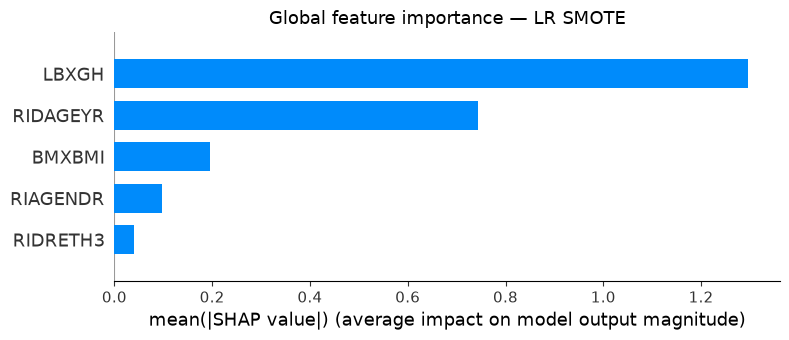
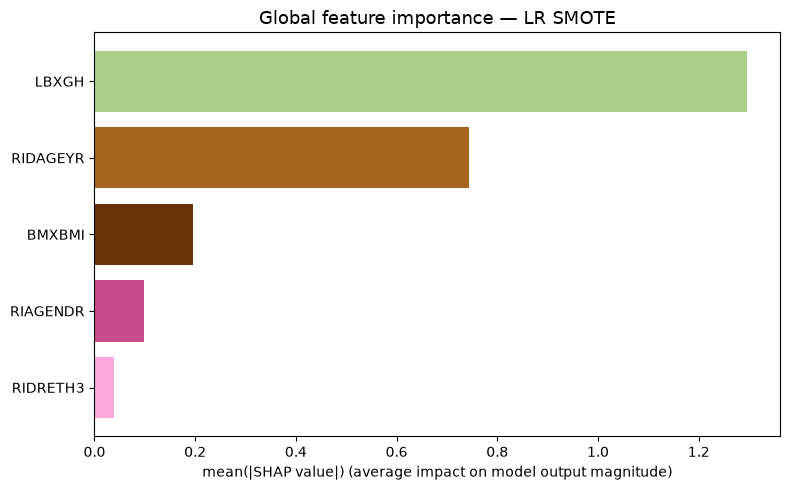
Code edit (unified diff) that turned the first committed figure into the second:
--- before
+++ after
@@ -6,7 +6,12 @@
 
 # Global bar chart
+mean_abs_shap = np.abs(shap_values_smote).mean(axis=0)
+order = np.argsort(mean_abs_shap)
+sorted_names = [feature_names[i] for i in order]
+sorted_vals = mean_abs_shap[order]
+
 fig, ax = plt.subplots(figsize=(8, 5))
-shap.summary_plot(shap_values_smote, X_test, feature_names=feature_names,
-                  plot_type='bar', show=False)
+ax.barh(sorted_names, sorted_vals, color=PALETTE[:5])
+ax.set_xlabel('mean(|SHAP value|) (average impact on model output magnitude)')
 plt.title('Global feature importance — LR SMOTE', fontsize=13)
 plt.tight_layout()
@@ -16,5 +21,5 @@
 # Beeswarm
 fig, ax = plt.subplots(figsize=(8, 5))
-shap.summary_plot(shap_values_smote, X_test, feature_names=feature_names, show=False)
+shap.summary_plot(shap_values_smote, X_test, feature_names=feature_names, show=False, cmap=PALETTE_CMAP)
 plt.title('SHAP summary — LR SMOTE', fontsize=13)
 plt.tight_layout()

Commit: Added a colour palette